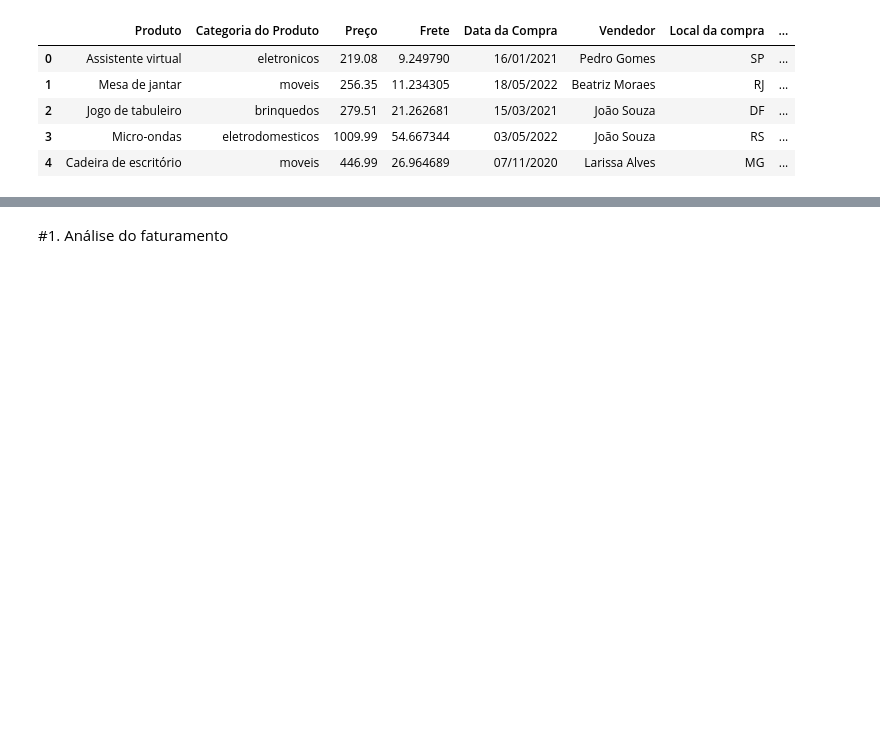
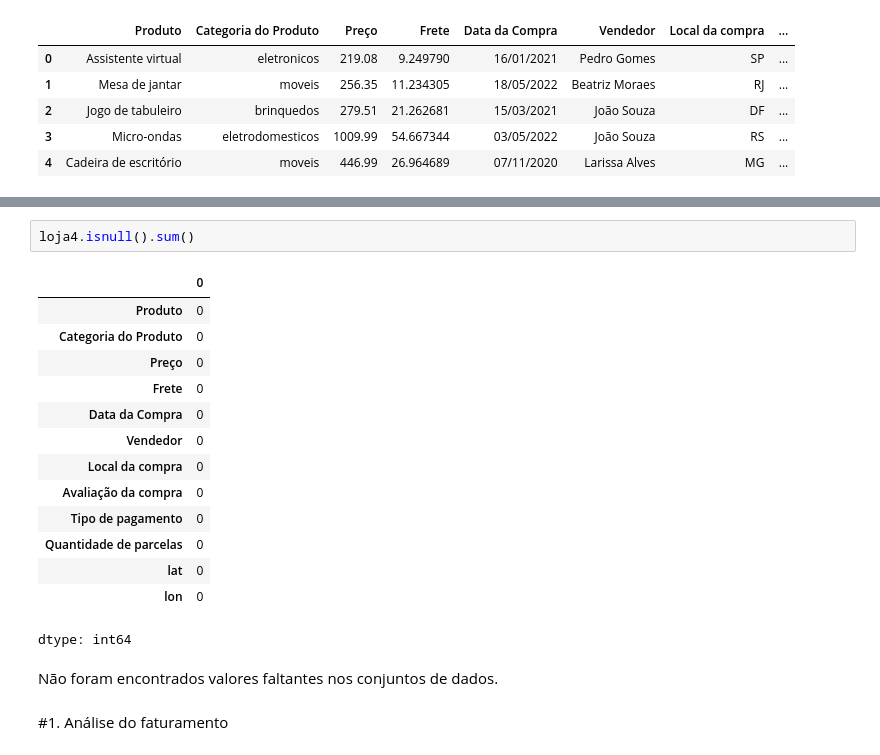
Before and after one commit to JNarimatsu/One_Challenge_Alura_Store, a Jupyter notebook: AluraStoreBrasil.ipynb, the cells around one changed output, grey strips where cells are left out. Cells and saved outputs as stored; diff of their text form; blank space fills up the shorter version.

```diff
--- a/AluraStoreBrasil.ipynb
+++ b/AluraStoreBrasil.ipynb
@@ -28,3 +81,22 @@ loja.head()
+# %%
+loja4.isnull().sum()
+# %% [output]
+|  | 0 |
+| Produto | 0 |
+| Categoria do Produto | 0 |
+| Preço | 0 |
+| Frete | 0 |
+| Data da Compra | 0 |
+| Vendedor | 0 |
+| Local da compra | 0 |
+| Avaliação da compra | 0 |
+| Tipo de pagamento | 0 |
+| Quantidade de parcelas | 0 |
+| lat | 0 |
+| lon | 0 |
+dtype: int64
+# %% [markdown]
+Não foram encontrados valores faltantes nos conjuntos de dados.
 # %% [markdown]
 #1. Análise do faturamento
 # %%
```
Also changed, not shown: parts of 4 cells of this notebook.
